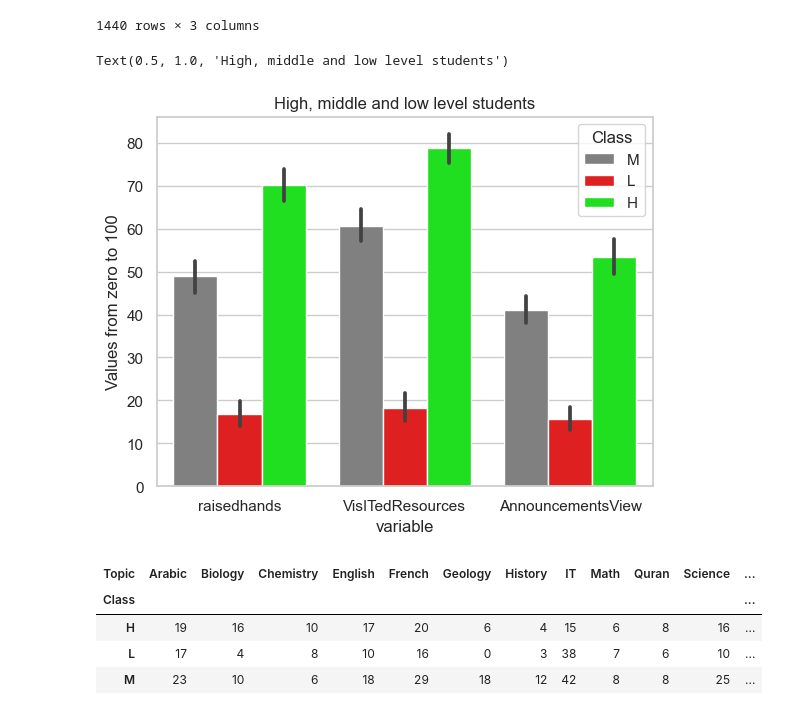
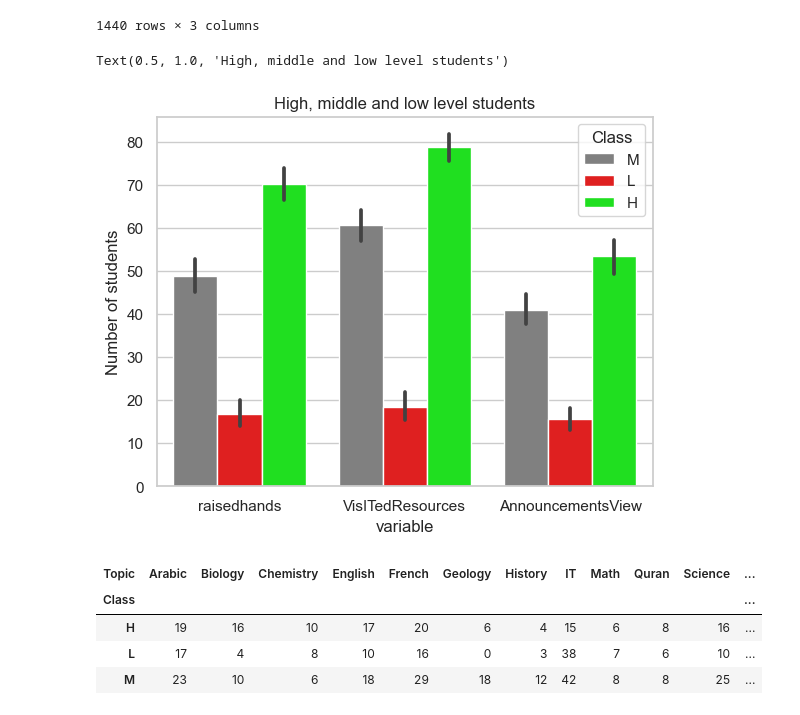
Before and after one commit to Ha-ri-ka/Student-Performance-Prediction, a Jupyter notebook: visualization.ipynb, the cells around one changed output. Drawn from its saved outputs; the diff is of its cells as text; code cells hidden in the pictures.

```diff
--- a/visualization.ipynb
+++ b/visualization.ipynb
@@ -272,11 +266,11 @@ melt
 1440 rows × 3 columns
 # %%
 sns.barplot(x='variable',y='value',hue='Class' , data=melt,palette={'H':'lime','M':'grey','L':'red'})
-plt.ylabel('Values from zero to 100')
+plt.ylabel('Number of students')
 plt.title('High, middle and low level students')
 # %% [output]
 Text(0.5, 1.0, 'High, middle and low level students')
-[figure, old version]
+[figure, new version]
 # %%
 pd.crosstab(df['Class'],df['Topic'])
 # %% [output]
```
Also changed, not shown: parts of 10 cells of this notebook, 1 other file.
